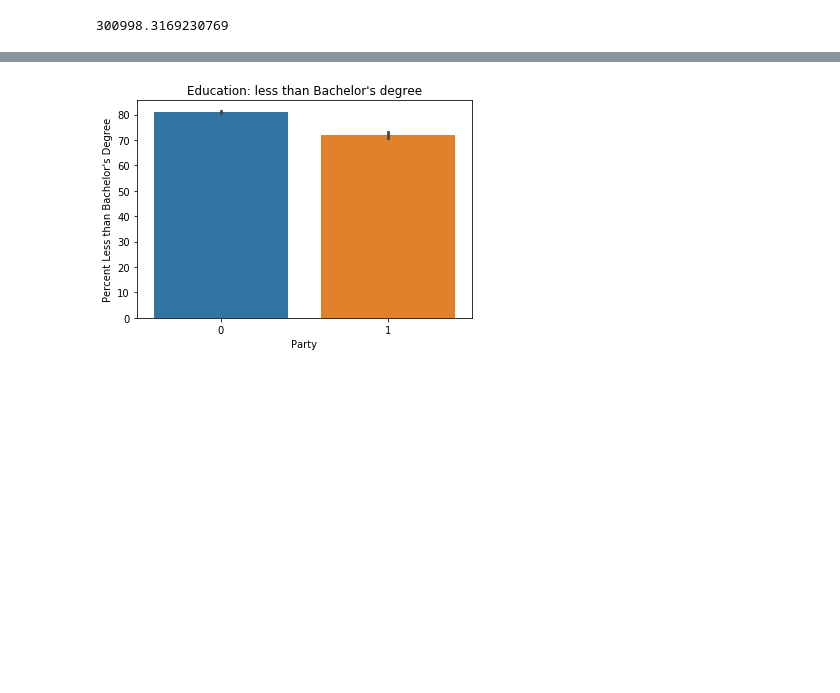
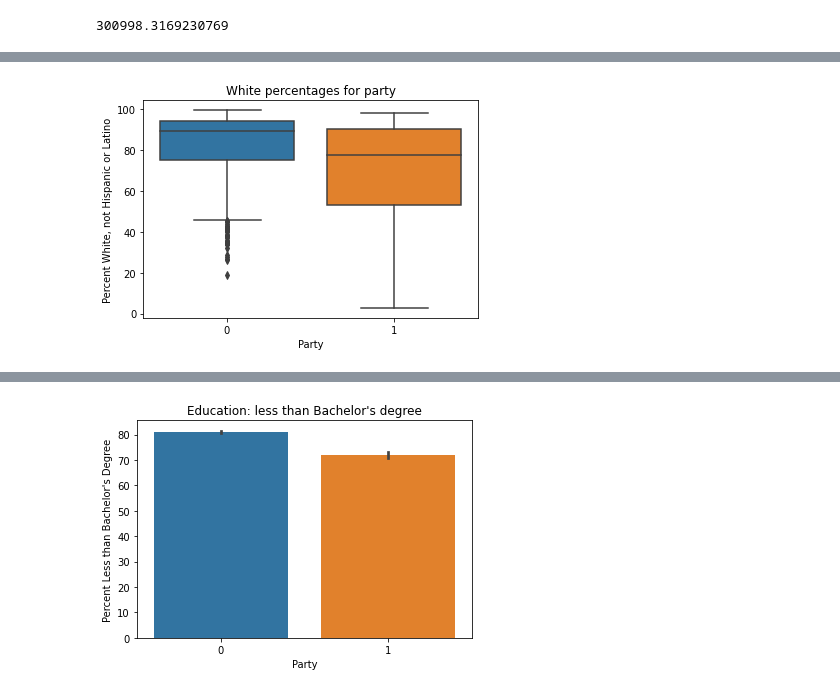
Before and after one commit to furqaanali/CS418-Project01, a Jupyter notebook: Project 01.ipynb, the cells around one changed output, grey strips where cells are left out. Cells and saved outputs as stored; diff of their text form; code cells hidden in the pictures; blank space fills up the shorter version.

```diff
--- a/Project 01.ipynb
+++ b/Project 01.ipynb
@@ -269,3 +275,7 @@ ax = sns.barplot(x="Party", y="Percent White, not Hispanic or Latino", data=merg
+# %%
+ax = sns.boxplot(x="Party", y="Percent White, not Hispanic or Latino", data=merged_data).set_title("White percentages for party")
+# %% [output]
+[figure, added]
 # %%
 merged_data[["Percent White, not Hispanic or Latino","Party"]].describe()
 # %% [output]
```
Also changed, not shown: parts of 42 cells of this notebook.
